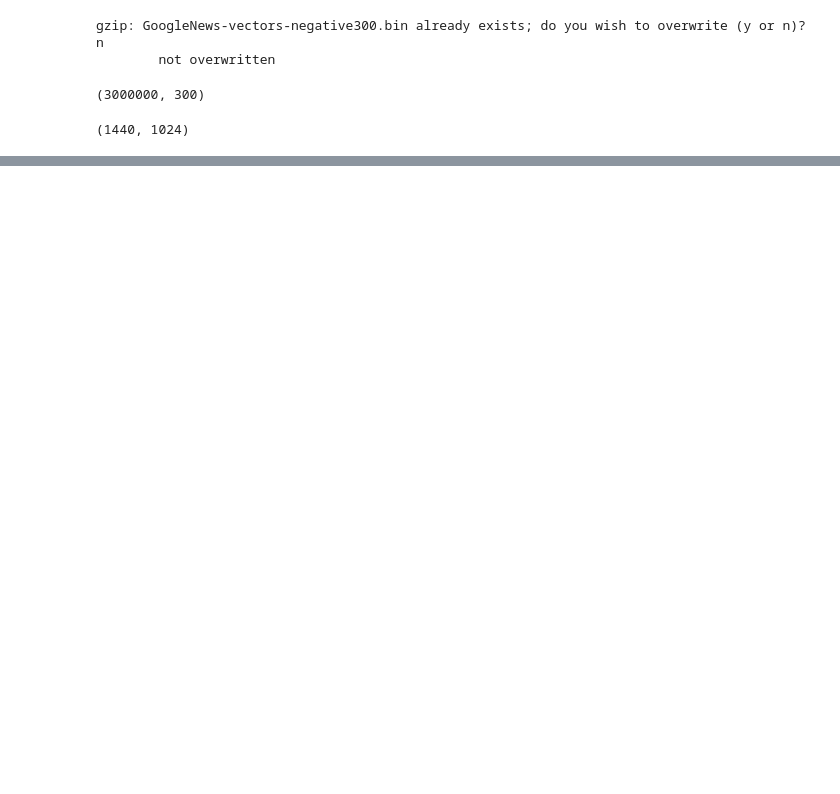
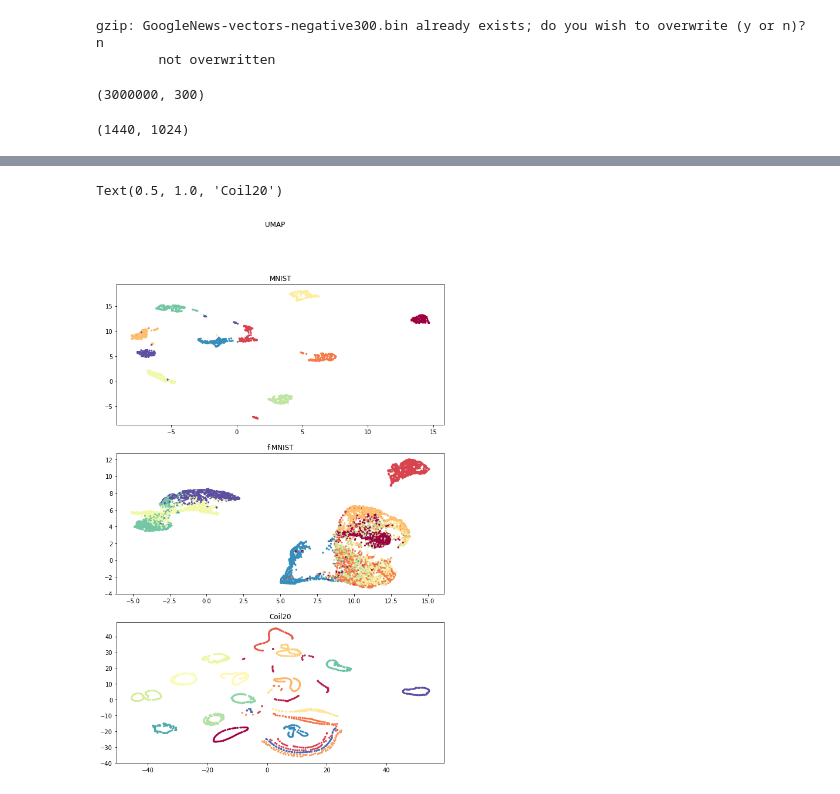
Before and after one commit to Alyona18/intelligent-systems-HW, a Jupyter notebook: second/DimensionalityReduction.ipynb, the cells around one changed output, grey strips where cells are left out. Saved outputs shown, nothing was run; the diff lists cells and outputs as text; code cells hidden in the pictures; blank space fills up the shorter version.

Commit message:
umap and t-sne

```diff
--- a/second/DimensionalityReduction.ipynb
+++ b/second/DimensionalityReduction.ipynb
@@ -144,0 +163,22 @@ NameError: ignored
+# %%
+fig, axs = plt.subplots(3, figsize=(10, 15))
+fig.suptitle('UMAP')
+embedding_umap_mnist = umap.fit_transform(mnist)
+
+axs[0].scatter(embedding_umap_mnist[:,0], embedding_umap_mnist[:,1],
+                         cmap = 'Spectral', s = 5, c = pre_mnist.target)
+axs[0].set_title('MNIST')
+
+embedding_umap_f_mnist = umap.fit_transform(f_mnist)
+axs[1].scatter(embedding_umap_f_mnist[:,0],
+                           embedding_umap_f_mnist[:,1], cmap = 'Spectral', s = 5, c = f_mnist_y_test)
+axs[1].set_title('f-MNIST')
+
+embedding_umap_coil20 = umap.fit_transform(coil20)
+
+axs[2].scatter(embedding_tsne_coil20[:,0], embedding_tsne_coil20[:,1],
+                         cmap = 'Spectral', s = 5, c = mat['Y'])
+axs[2].set_title('Coil20')
+# %% [output]
+Text(0.5, 1.0, 'Coil20')
+[figure, added]
```
Also changed, not shown: parts of 9 cells of this notebook.
